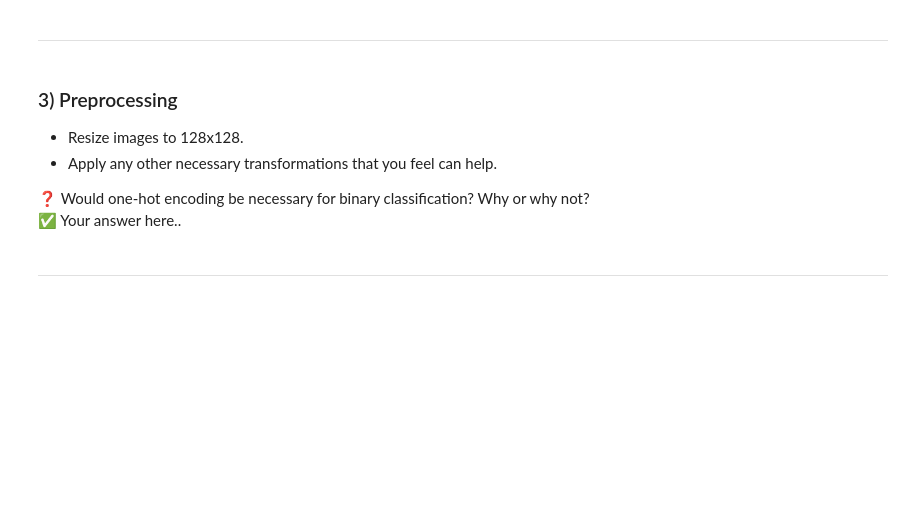
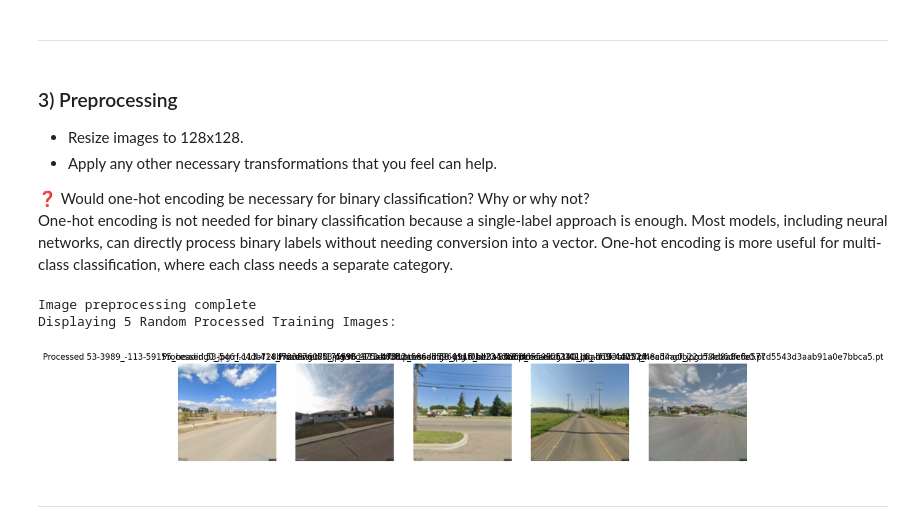
Before and after one commit to Nervith/MLAssignment2, a Jupyter notebook: W2025/Assignments/Assignment2/Ass2_SYSC4415_W25.ipynb, the cells around one changed output. Cells and saved outputs as stored; diff of their text form; code cells hidden in the pictures; blank space fills up the shorter version.

```diff
--- a/W2025/Assignments/Assignment2/Ass2_SYSC4415_W25.ipynb
+++ b/W2025/Assignments/Assignment2/Ass2_SYSC4415_W25.ipynb
@@ -177,4 +176,4 @@ No Fire Hydrant Samples:
 - Apply any other necessary transformations that you feel can help.
 
 ❓ Would one-hot encoding be necessary for binary classification? Why or why not?
-✅ Your answer here..
+One-hot encoding is not needed for binary classification because a single-label approach is enough. Most models, including neural networks, can directly process binary labels without needing conversion into a vector. One-hot encoding is more useful for multi-class classification, where each class needs a separate category.
@@ -183,3 +180,73 @@ No Fire Hydrant Samples:
+# %%
+import cv2
+import os
+import numpy as np
+import torch
+import random
+from torchvision import transforms
+from PIL import Image
+import matplotlib.pyplot as plt
+
+# Define paths
+train_image_path = "/content/train"
+valid_image_path = "/content/valid"
+
+# Define preprocessing transformations
+transform = transforms.Compose([
+    transforms.Resize((128, 128)),
+    transforms.ToTensor(),
+    transforms.Normalize(mean=[0.5], std=[0.5])
+])
+
+def preprocess_images(image_folder, save_folder):
+    os.makedirs(save_folder, exist_ok=True)
+    processed_images = []
+
+    for img_file in os.listdir(image_folder):
+        if not img_file.lower().endswith(('.png', '.jpg', '.jpeg')):
+            continue
+
+        img_path = os.path.join(image_folder, img_file)
+
+
+        image = Image.open(img_path).convert("RGB")
+        image = transform(image)
+
+
+        save_path = os.path.join(save_folder, img_file.replace(".jpg", ".pt"))
+        torch.save(image, save_path)
+
+        processed_images.append(save_path)
+
+    return processed_images
+processed_train_images = preprocess_images(train_image_path, "/content/preprocessed_train")
+processed_valid_images = preprocess_images(valid_image_path, "/content/preprocessed_valid")
+
+print("Image preprocessing complete")
+
+# Display 5 random processed images TEST
+def show_random_processed_images(image_paths):
+    random_images = random.sample(image_paths, min(5, len(image_paths)))
+    fig, axes = plt.subplots(1, len(random_images), figsize=(15, 5))
+
+    for i, img_path in enumerate(random_images):
+        tensor_image = torch.load(img_path)
+        np_image = tensor_image.permute(1, 2, 0).numpy()
+        np_image = (np_image * 0.5) + 0.5
+
+        axes[i].imshow(np_image)
+        axes[i].axis("off")
+        axes[i].set_title(f"Processed {os.path.basename(img_path)}")
+
+    plt.show()
+
+
+print("Displaying 5 Random Processed Training Images:")
+show_random_processed_images(processed_train_images)
+# %% [output]
+Image preprocessing complete
+Displaying 5 Random Processed Training Images:
+[figure, added]
 # %% [markdown]
 ---
 # %% [markdown]
```
Also changed, not shown: parts of 22 cells of this notebook.
